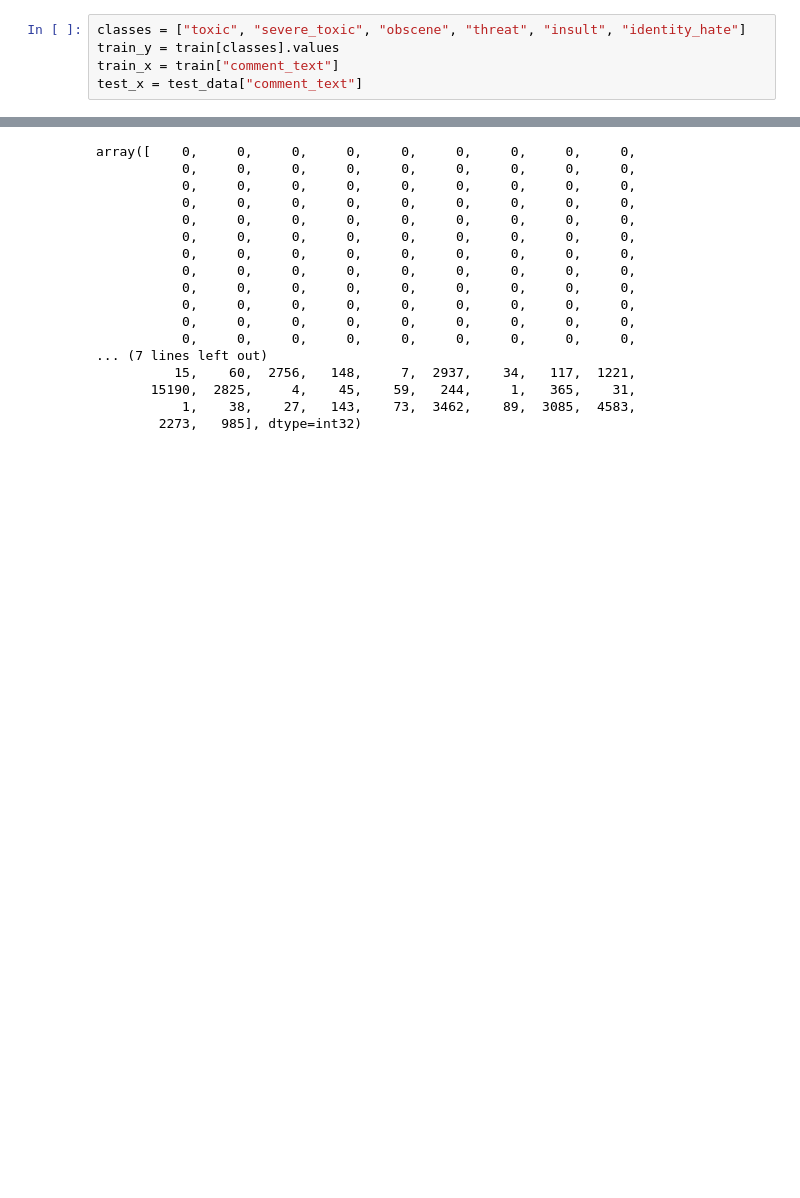
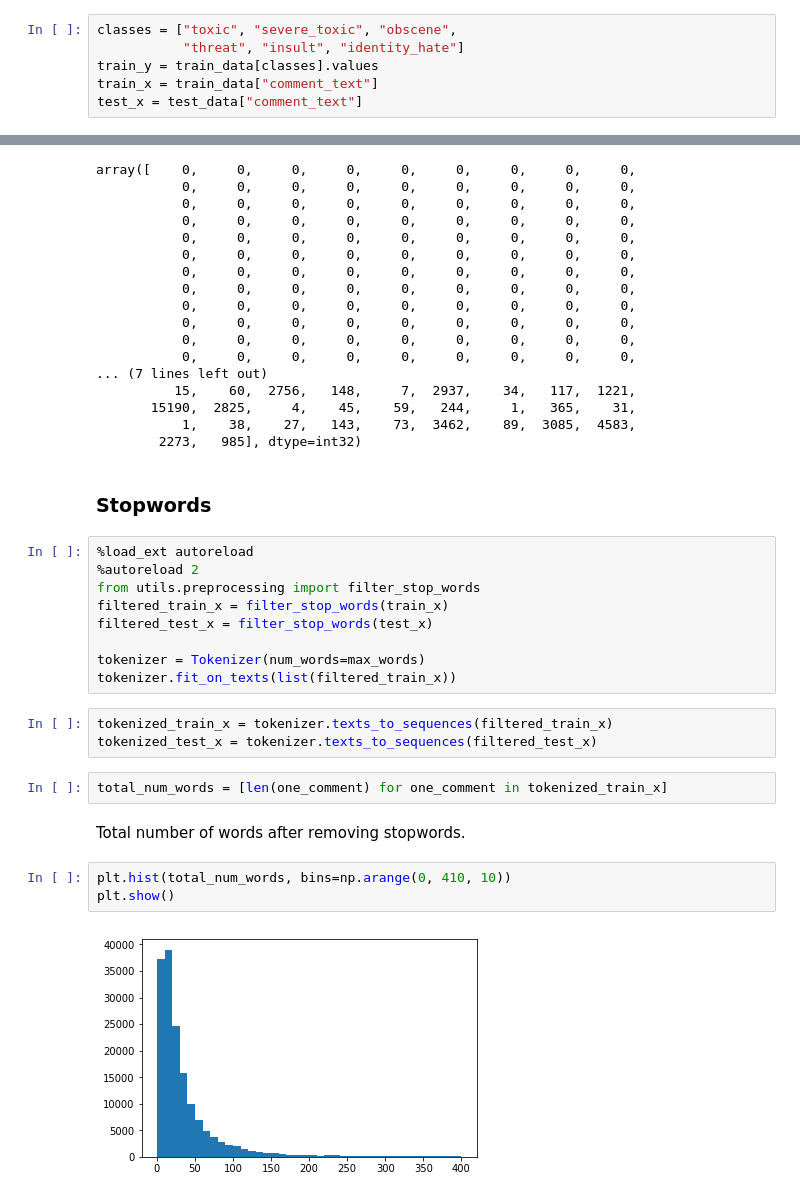
Before and after one commit to sameershinde14/ToxicCommentsChallengeKaggle, a Jupyter notebook: Preprocessing-with -NLTK.ipynb, the cells around one changed output, grey strips where cells are left out. Cells and saved outputs as stored; diff of their text form; blank space fills up the shorter version.

Commit message:
Added stop words control, Stemming, Lemmatization

```diff
--- a/Preprocessing-with -NLTK.ipynb
+++ b/Preprocessing-with -NLTK.ipynb
@@ -66,9 +68,10 @@ id              False
 comment_text    False
 dtype: bool
 # %%
-classes = ["toxic", "severe_toxic", "obscene", "threat", "insult", "identity_hate"]
-train_y = train[classes].values
-train_x = train["comment_text"]
+classes = ["toxic", "severe_toxic", "obscene",
+           "threat", "insult", "identity_hate"]
+train_y = train_data[classes].values
+train_x = train_data["comment_text"]
 test_x = test_data["comment_text"]
 # %%
 train_x.head()
@@ -166,3 +168,26 @@ array([    0,     0,     0,     0,     0,     0,     0,     0,     0,
        15190,  2825,     4,    45,    59,   244,     1,   365,    31,
            1,    38,    27,   143,    73,  3462,    89,  3085,  4583,
         2273,   985], dtype=int32)
+# %% [markdown]
+ ### Stopwords
+# %%
+%load_ext autoreload
+%autoreload 2
+from utils.preprocessing import filter_stop_words
+filtered_train_x = filter_stop_words(train_x)
+filtered_test_x = filter_stop_words(test_x)
+
+tokenizer = Tokenizer(num_words=max_words)
+tokenizer.fit_on_texts(list(filtered_train_x))
+# %%
+tokenized_train_x = tokenizer.texts_to_sequences(filtered_train_x)
+tokenized_test_x = tokenizer.texts_to_sequences(filtered_test_x)
+# %%
+total_num_words = [len(one_comment) for one_comment in tokenized_train_x]
+# %% [markdown]
+ Total number of words after removing stopwords.
+# %%
+plt.hist(total_num_words, bins=np.arange(0, 410, 10))
+plt.show()
+# %% [output]
+[figure, added]
```
Also changed, not shown: parts of 26 cells of this notebook, 6 other files.
